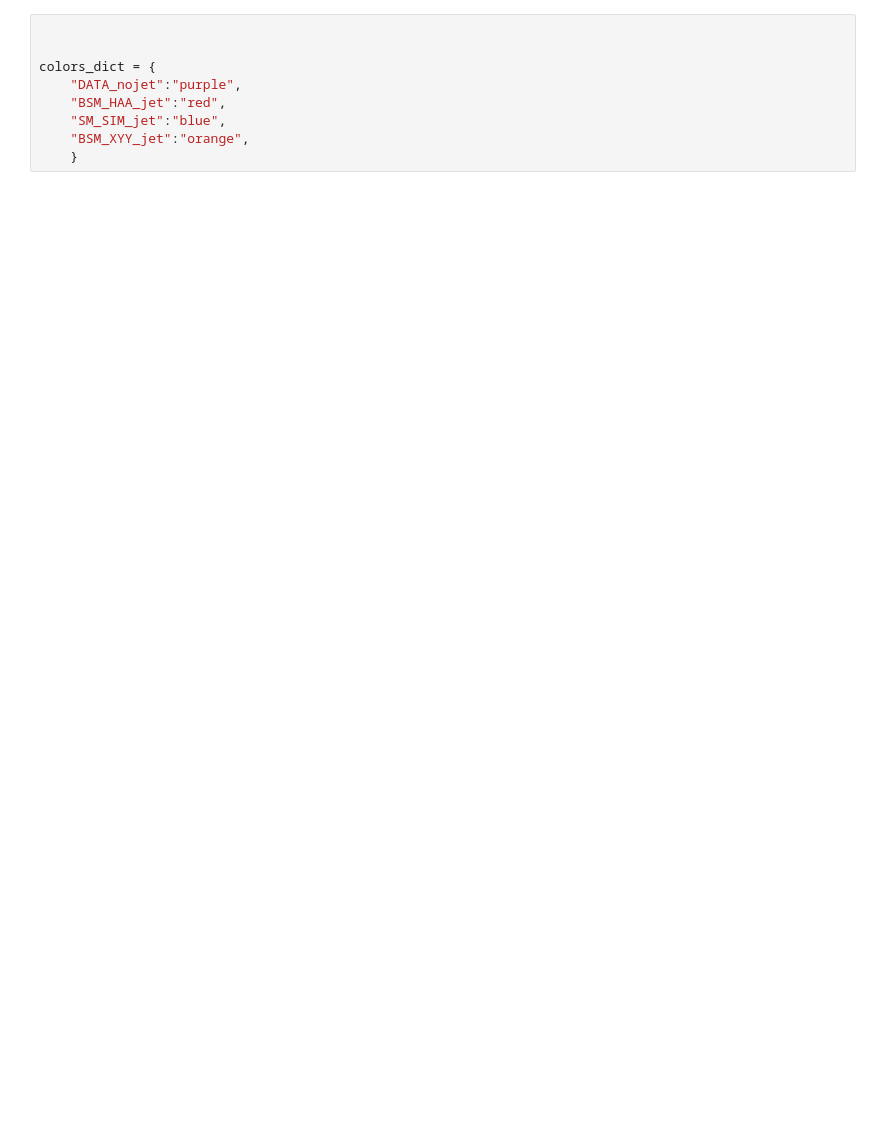
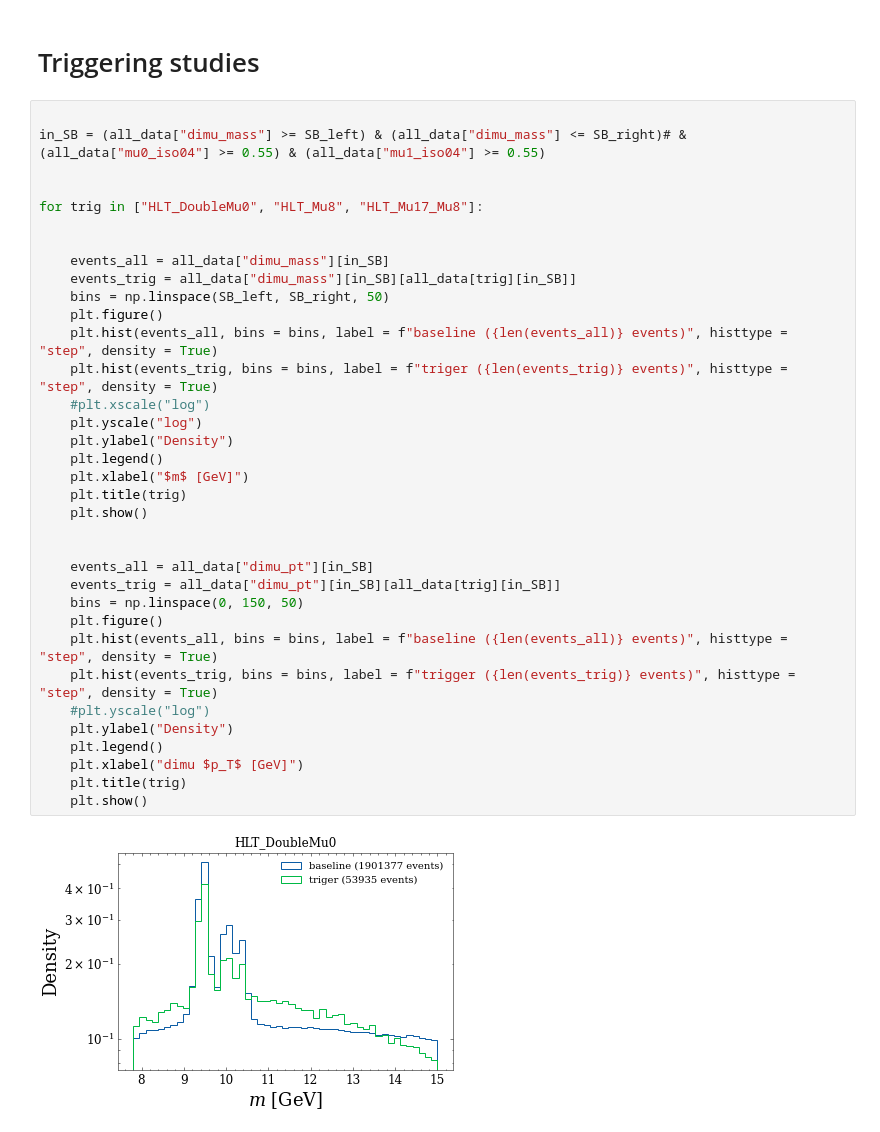
Before and after one commit to hep-lbdl/dimuonAD, a Jupyter notebook: 03_visualize_data.ipynb, the cells around one changed output. Cells and saved outputs as stored; diff of their text form; blank space fills up the shorter version.

```diff
--- a/03_visualize_data.ipynb
+++ b/03_visualize_data.ipynb
@@ -53,9 +40,39 @@ for code in uncut_data.keys():
-# %%
-
-
-colors_dict = {
-    "DATA_nojet":"purple",
-    "BSM_HAA_jet":"red",
-    "SM_SIM_jet":"blue",
-    "BSM_XYY_jet":"orange",
-    }
+# %% [markdown]
+# Triggering studies
+# %%
+
+in_SB = (all_data["dimu_mass"] >= SB_left) & (all_data["dimu_mass"] <= SB_right)# & (all_data["mu0_iso04"] >= 0.55) & (all_data["mu1_iso04"] >= 0.55)
+
+
+for trig in ["HLT_DoubleMu0", "HLT_Mu8", "HLT_Mu17_Mu8"]:
+
+
+    events_all = all_data["dimu_mass"][in_SB]
+    events_trig = all_data["dimu_mass"][in_SB][all_data[trig][in_SB]]
+    bins = np.linspace(SB_left, SB_right, 50)
+    plt.figure()
+    plt.hist(events_all, bins = bins, label = f"baseline ({len(events_all)} events)", histtype = "step", density = True)
+    plt.hist(events_trig, bins = bins, label = f"triger ({len(events_trig)} events)", histtype = "step", density = True)
+    #plt.xscale("log")
+    plt.yscale("log")
+    plt.ylabel("Density")
+    plt.legend()
+    plt.xlabel("$m$ [GeV]")
+    plt.title(trig)
+    plt.show()
+
+
+    events_all = all_data["dimu_pt"][in_SB]
+    events_trig = all_data["dimu_pt"][in_SB][all_data[trig][in_SB]]
+    bins = np.linspace(0, 150, 50)
+    plt.figure()
+    plt.hist(events_all, bins = bins, label = f"baseline ({len(events_all)} events)", histtype = "step", density = True)
+    plt.hist(events_trig, bins = bins, label = f"trigger ({len(events_trig)} events)", histtype = "step", density = True)
+    #plt.yscale("log")
+    plt.ylabel("Density")
+    plt.legend()
+    plt.xlabel("dimu $p_T$ [GeV]")
+    plt.title(trig)
+    plt.show()
+# %% [output]
+[figure, added]
```
Also changed, not shown: parts of 11 cells of this notebook, 7 other files.
